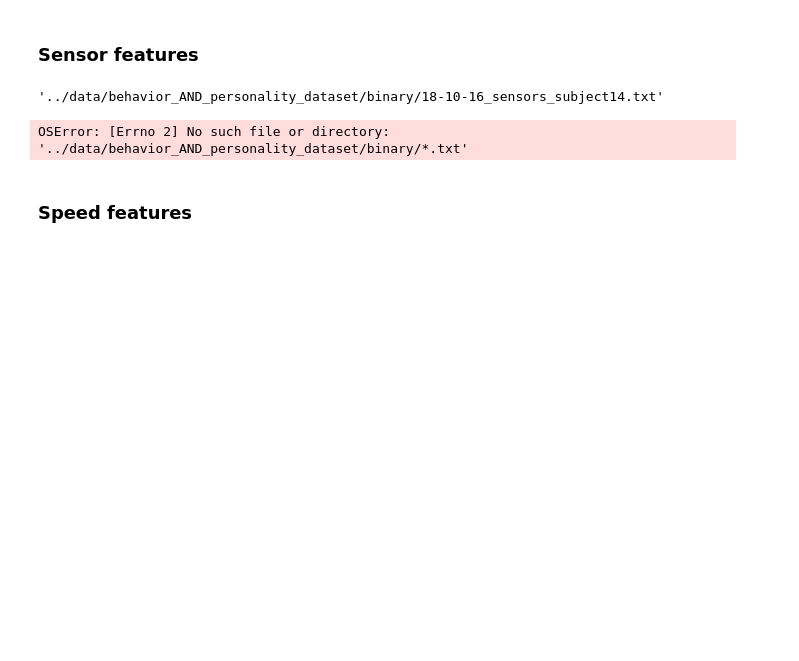
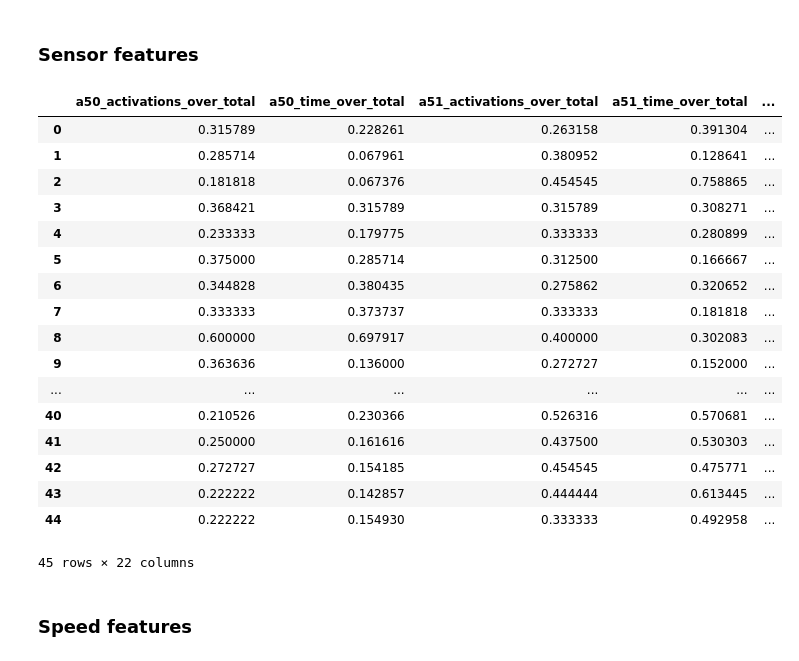
Before and after one commit to stallmo/mrp_5, a Jupyter notebook: notebooks/FeatureExploration.ipynb, the cells around one changed output. Drawn from its saved outputs; the diff is of its cells as text; code cells hidden in the pictures; blank space fills up the shorter version.

Commit message:
adds binary sensor features to notebook

```diff
--- a/notebooks/FeatureExploration.ipynb
+++ b/notebooks/FeatureExploration.ipynb
@@ -275,16 +279,28 @@ import sensor_features
 # %%
-sensor_files1 = glob.glob('../data/behavior_AND_personality_dataset/binary/*.txt')
-sensor_files2 = glob.glob('../data/data_recordings_master/binary/*.txt')
-sensor_files1[1]
+# sensor_files1 = glob.glob('../data/behavior_AND_personality_dataset/binary/*.txt')
+# sensor_files2 = glob.glob('../data/data_recordings_master/binary/*.txt')
+# todo: sensor files from both directories -> get features -> concat the two dataframes
+df = sensor_data.sensor_data_to_data_frame('../data/behavior_AND_personality_dataset/binary/')
+sensor_features.extract_features(df)
 # %% [output]
+|  | a50_activations_over_total | a50_time_over_total | a51_activations_over_total | a51_time_over_total | ... |
+| 0 | 0.315789 | 0.228261 | 0.263158 | 0.391304 | ... |
+| 1 | 0.285714 | 0.067961 | 0.380952 | 0.128641 | ... |
+| 2 | 0.181818 | 0.067376 | 0.454545 | 0.758865 | ... |
+| 3 | 0.368421 | 0.315789 | 0.315789 | 0.308271 | ... |
+| 4 | 0.233333 | 0.179775 | 0.333333 | 0.280899 | ... |
+| 5 | 0.375000 | 0.285714 | 0.312500 | 0.166667 | ... |
+| 6 | 0.344828 | 0.380435 | 0.275862 | 0.320652 | ... |
+| 7 | 0.333333 | 0.373737 | 0.333333 | 0.181818 | ... |
+| 8 | 0.600000 | 0.697917 | 0.400000 | 0.302083 | ... |
+| 9 | 0.363636 | 0.136000 | 0.272727 | 0.152000 | ... |
+| ... | ... | ... | ... | ... | ... |
+| 40 | 0.210526 | 0.230366 | 0.526316 | 0.570681 | ... |
+| 41 | 0.250000 | 0.161616 | 0.437500 | 0.530303 | ... |
+| 42 | 0.272727 | 0.154185 | 0.454545 | 0.475771 | ... |
+| 43 | 0.222222 | 0.142857 | 0.444444 | 0.613445 | ... |
+| 44 | 0.222222 | 0.154930 | 0.333333 | 0.492958 | ... |
-'../data/behavior_AND_personality_dataset/binary/18-10-16_sensors_subject14.txt'
+45 rows × 22 columns
-# %%
-#TODO: extract sensor features and concat to feature dataframe
-sensor_features_files1 = sensor_features.extract_features(sensor_data.sensor_data_to_data_frame('../data/behavior_AND_personality_dataset/binary/*.txt'))
-sensor_features_files2 = sensor_features.extract_features(sensor_data.sensor_data_to_data_frame('../data/data_recordings_master/binary/*.txt'))
-df_sensor_features = sensor_features_files1.append(sensor_features_files2, ignore_index=True)
-# %% [output]
-OSError: [Errno 2] No such file or directory: '../data/behavior_AND_personality_dataset/binary/*.txt'
 # %% [markdown]
 ### Speed features
 # %%
```
Also changed, not shown: parts of 1 cell of this notebook, 1 other file.
